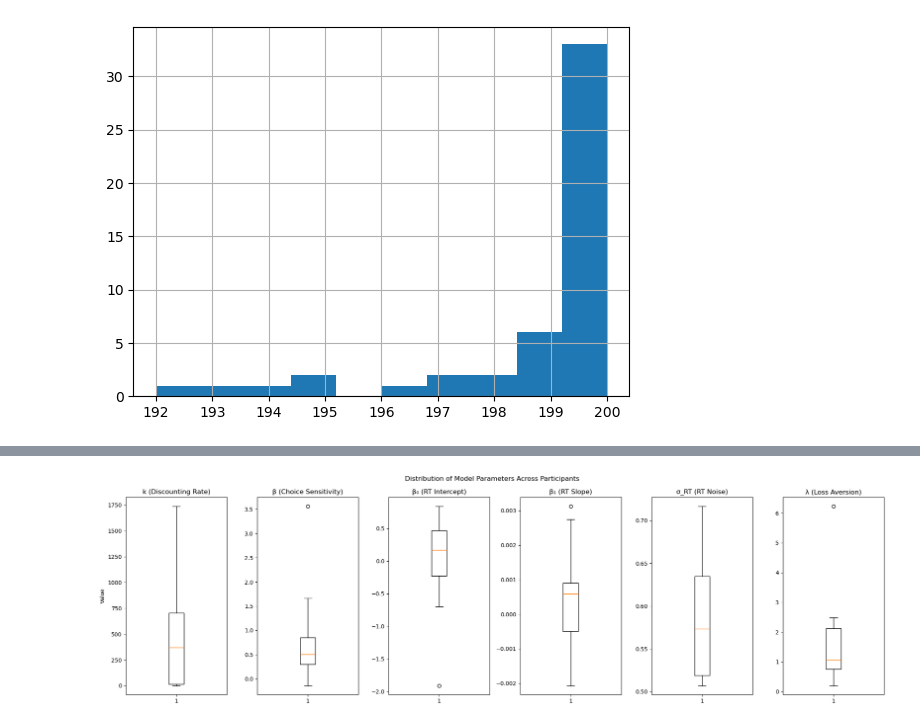
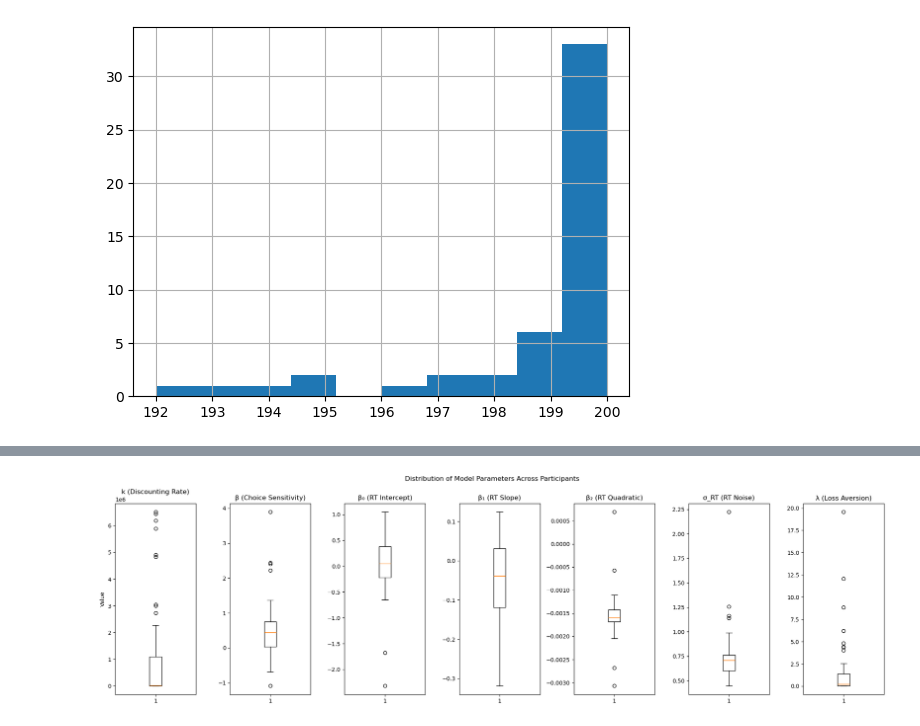
Before and after one commit to PrioteasaAndrei/comp-cogsci-delay-discounting, a Jupyter notebook: src/probabilistic_discounting_debugging.ipynb, the cells around one changed output, grey strips where cells are left out. Cells and saved outputs as stored; diff of their text form; code cells hidden in the pictures.

```diff
--- a/src/probabilistic_discounting_debugging.ipynb
+++ b/src/probabilistic_discounting_debugging.ipynb
@@ -37,6 +37,5 @@ Max trials: 200
 [figure]
 # %%
 # Load the saved trace
-import xarray as xr
-trace = xr.open_dataset("probabilistic_discounting_trace.nc")
-trace
+trace = az.from_netcdf("models/linear_model.nc")
+trace = trace.posterior
@@ -64,40 +45,42 @@ k_values = trace.k.median(dim=['chain', 'draw']).values
 beta_values = trace.beta.median(dim=['chain', 'draw']).values
 beta0_values = trace.beta0.median(dim=['chain', 'draw']).values
 beta1_values = trace.beta1.median(dim=['chain', 'draw']).values
+beta2_values = trace.beta2.median(dim=['chain', 'draw']).values
 sigma_RT_values = trace.sigma_RT.median(dim=['chain', 'draw']).values
 loss_aversion_values = trace.loss_aversion.median(dim=['chain', 'draw']).values
 
 # IMPORTANT NOTE: we have an outlier close to 30
 # k_values = k_values[k_values < 1]
-beta_values = beta_values[beta_values < 200]
-
-import matplotlib.pyplot as plt
+# beta_values = beta_values[beta_values < 200]
 
 # Create a figure with subplots for each parameter
-fig, axes = plt.subplots(1, 6, figsize=(20, 6))
+fig, axes = plt.subplots(1, 7, figsize=(20, 6))
 fig.suptitle('Distribution of Model Parameters Across Participants')
 
 # Create box plots for each parameter
 axes[0].boxplot(k_values)
 axes[0].set_title('k (Discounting Rate)')
 axes[0].set_ylabel('Value')
 
 axes[1].boxplot(beta_values)
 axes[1].set_title('β (Choice Sensitivity)')
 
 axes[2].boxplot(beta0_values)
 axes[2].set_title('β₀ (RT Intercept)')
 
 axes[3].boxplot(beta1_values)
 axes[3].set_title('β₁ (RT Slope)')
 
-axes[4].boxplot(sigma_RT_values)
-axes[4].set_title('σ_RT (RT Noise)')
+axes[4].boxplot(beta2_values)
+axes[4].set_title('β₂ (RT Quadratic)')
 
-axes[5].boxplot(loss_aversion_values)
-axes[5].set_title('λ (Loss Aversion)')
+axes[5].boxplot(sigma_RT_values)
+axes[5].set_title('σ_RT (RT Noise)')
+
+axes[6].boxplot(loss_aversion_values)
+axes[6].set_title('λ (Loss Aversion)')
 
 plt.tight_layout()
 plt.show()
 # %% [output]
-[figure, old version]
+[figure, new version]
```
Also changed, not shown: parts of 1 cell of this notebook, 7 other files.
